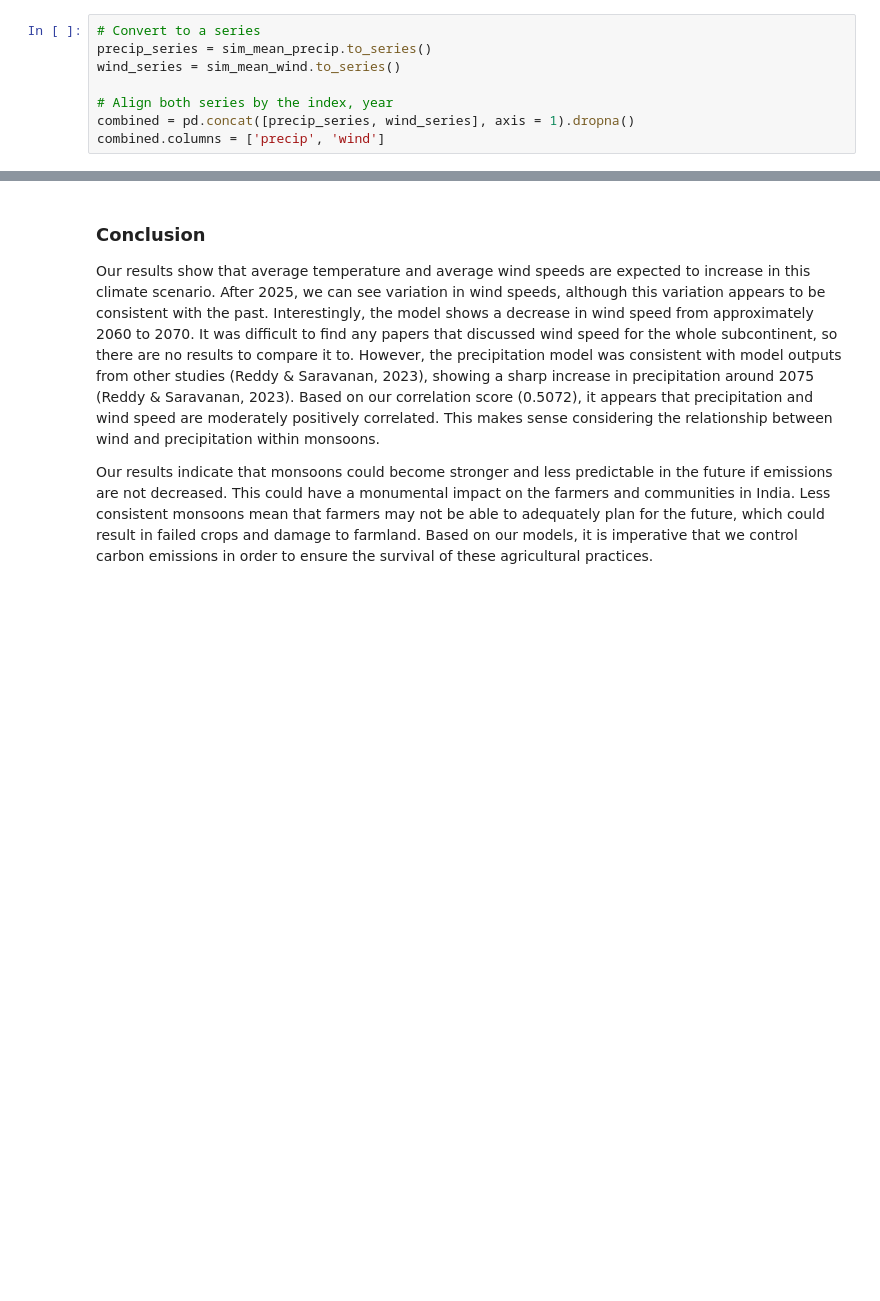
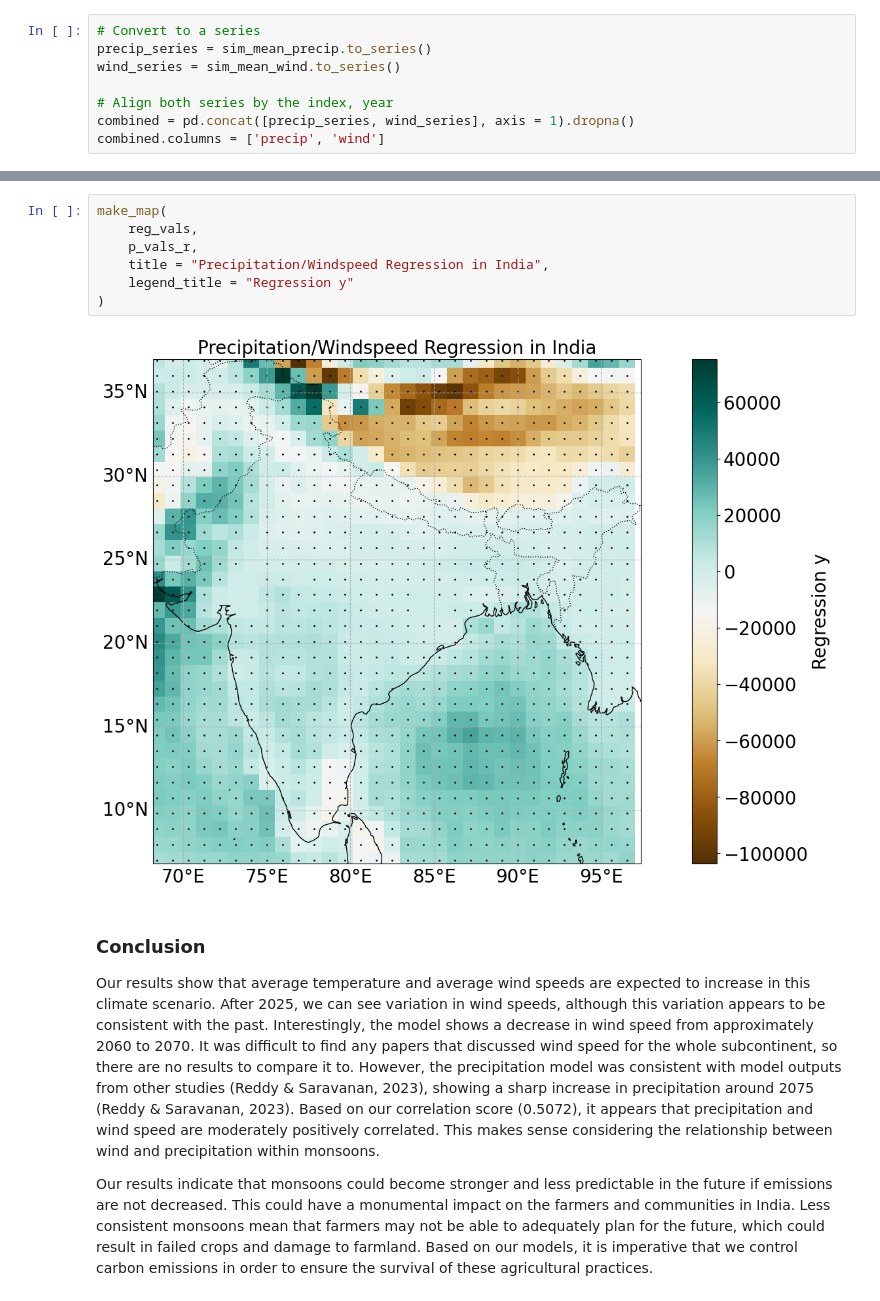
Before and after one commit to silkieMoth/eds_296_climate-modeling_final_proj, a Jupyter notebook: indian_monsoons.ipynb, the cells around one changed output, grey strips where cells are left out. Drawn from its saved outputs; the diff is of its cells as text; blank space fills up the shorter version.

```diff
--- a/indian_monsoons.ipynb
+++ b/indian_monsoons.ipynb
@@ -325,3 +846,12 @@ plt.show()
+# %%
+make_map(
+    reg_vals,
+    p_vals_r,
+    title = "Precipitation/Windspeed Regression in India",
+    legend_title = "Regression y"
+)
+# %% [output]
+[figure, added]
 # %% [markdown]
 ### Conclusion
 
```
Also changed, not shown: parts of 52 cells of this notebook.
